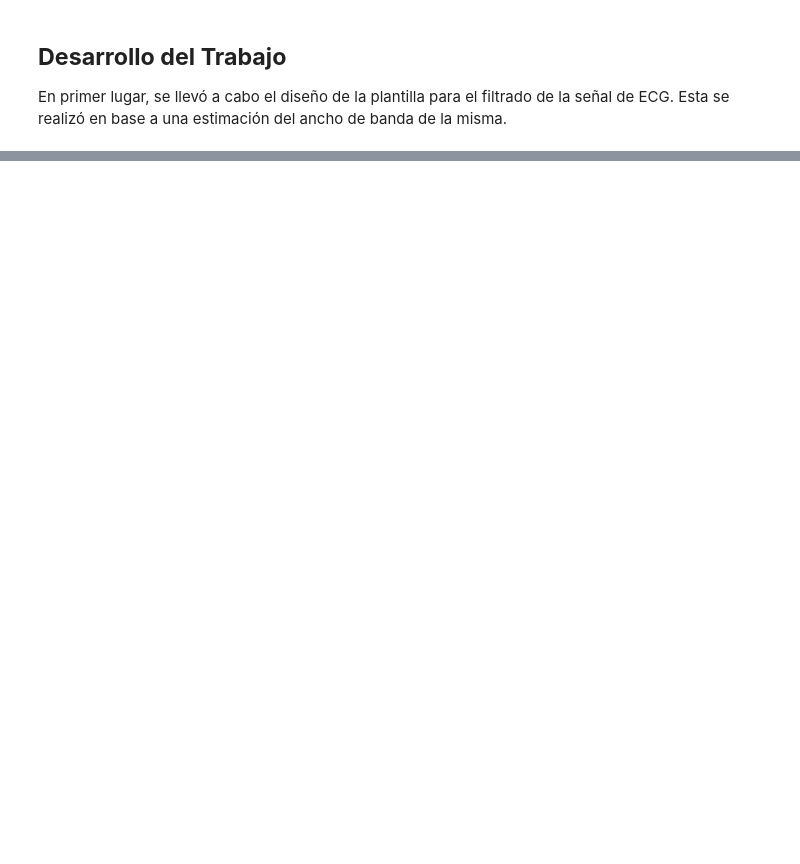
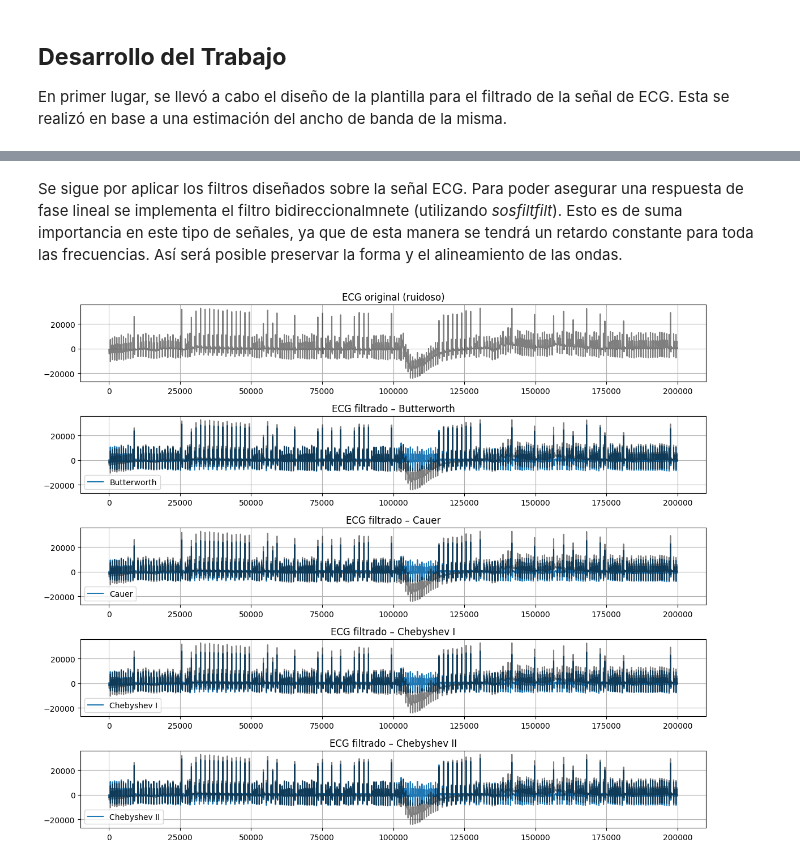
Before and after one commit to mtaranilla/APS_2025, a Jupyter notebook: TS_TARANILLA_SALGADO/TS8_FiltradoDigitalECG/TS8_FiltradoLinealECG_SALGADO_TARANILLA.ipynb, the cells around one changed output, grey strips where cells are left out. Drawn from its saved outputs; the diff is of its cells as text; code cells hidden in the pictures; blank space fills up the shorter version.

```diff
--- a/TS_TARANILLA_SALGADO/TS8_FiltradoDigitalECG/TS8_FiltradoLinealECG_SALGADO_TARANILLA.ipynb
+++ b/TS_TARANILLA_SALGADO/TS8_FiltradoDigitalECG/TS8_FiltradoLinealECG_SALGADO_TARANILLA.ipynb
@@ -34,0 +96,67 @@ En primer lugar, se llevó a cabo el diseño de la plantilla para el filtrado de
+# %%
+f_aprox = 'butter'
+mi_sos_butter = signal.iirdesign(wp=wp, ws=ws, gpass=ripple, gstop=atenuacion, analog=False, ftype=f_aprox, output='sos', fs=fs)
+
+f_aprox = 'cheby1'
+mi_sos_cheby1 = signal.iirdesign(wp=wp, ws=ws, gpass=ripple, gstop=atenuacion, analog=False, ftype=f_aprox, output='sos', fs=fs)
+
+f_aprox = 'cheby2'
+mi_sos_cheby2 = signal.iirdesign(wp=wp, ws=ws, gpass=ripple, gstop=atenuacion, analog=False, ftype=f_aprox, output='sos', fs=fs)
+
+f_aprox = 'cauer'
+mi_sos_cauer = signal.iirdesign(wp=wp, ws=ws, gpass=ripple, gstop=atenuacion, analog=False, ftype=f_aprox, output='sos', fs=fs)
+# %% [markdown]
+Se sigue por aplicar los filtros diseñados sobre la señal ECG.
+Para poder asegurar una respuesta de fase lineal se implementa el filtro bidireccionalmnete (utilizando *sosfiltfilt*). Esto es de suma importancia en este tipo de señales, ya que de esta manera se tendrá un retardo constante para toda las frecuencias. Así será posible preservar la forma y el alineamiento de las ondas.
+# %%
+ecg_filt_butter = signal.sosfiltfilt(mi_sos_butter, ecg_one_lead)
+ecg_filt_cauer = signal.sosfiltfilt(mi_sos_cauer, ecg_one_lead)
+ecg_filt_cheby1 = signal.sosfiltfilt(mi_sos_cheby1, ecg_one_lead)
+ecg_filt_cheby2 = signal.sosfiltfilt(mi_sos_cheby2, ecg_one_lead)
+# %%
+#panorama general mas muestras
+
+plt.figure(figsize=(12,10))
+
+# Señal original
+plt.subplot(5,1,1)
+plt.plot(ecg_one_lead[:200000], color='k', alpha=0.5)
+plt.title('ECG original (ruidoso)')
+plt.grid(True)
+
+# Butterworth
+plt.subplot(5,1,2)
+plt.plot(ecg_filt_butter[:200000], label='Butterworth')
+plt.plot(ecg_one_lead[:200000], color='k', alpha=0.5)
+plt.title('ECG filtrado – Butterworth')
+plt.legend()
+plt.grid(True)
+
+# Cauer / Elliptic
+plt.subplot(5,1,3)
+plt.plot(ecg_filt_cauer[:200000], label='Cauer')
+plt.plot(ecg_one_lead[:200000], color='k', alpha=0.5)
+plt.title('ECG filtrado – Cauer')
+plt.legend()
+plt.grid(True)
+
+# Chebyshev I
+plt.subplot(5,1,4)
+plt.plot(ecg_filt_cheby1[:200000], label='Chebyshev I')
+plt.plot(ecg_one_lead[:200000], color='k', alpha=0.5)
+plt.title('ECG filtrado – Chebyshev I')
+plt.legend()
+plt.grid(True)
+
+# Chebyshev II
+plt.subplot(5,1,5)
+plt.plot(ecg_filt_cheby2[:200000], label='Chebyshev II')
+plt.plot(ecg_one_lead[:200000], color='k', alpha=0.5)
+plt.title('ECG filtrado – Chebyshev II')
+plt.legend()
+plt.grid(True)
+
+plt.tight_layout()
+plt.show()
+# %% [output]
+[figure, added]
```
Also changed, not shown: parts of 28 cells of this notebook.
